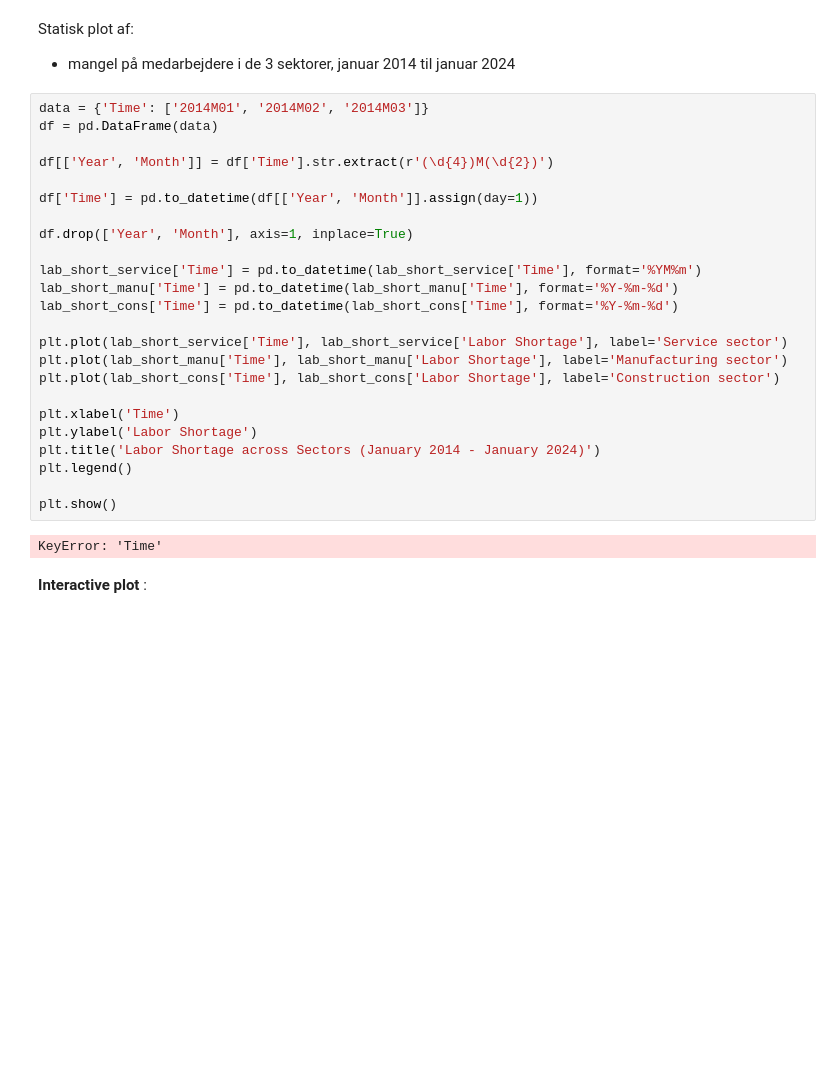
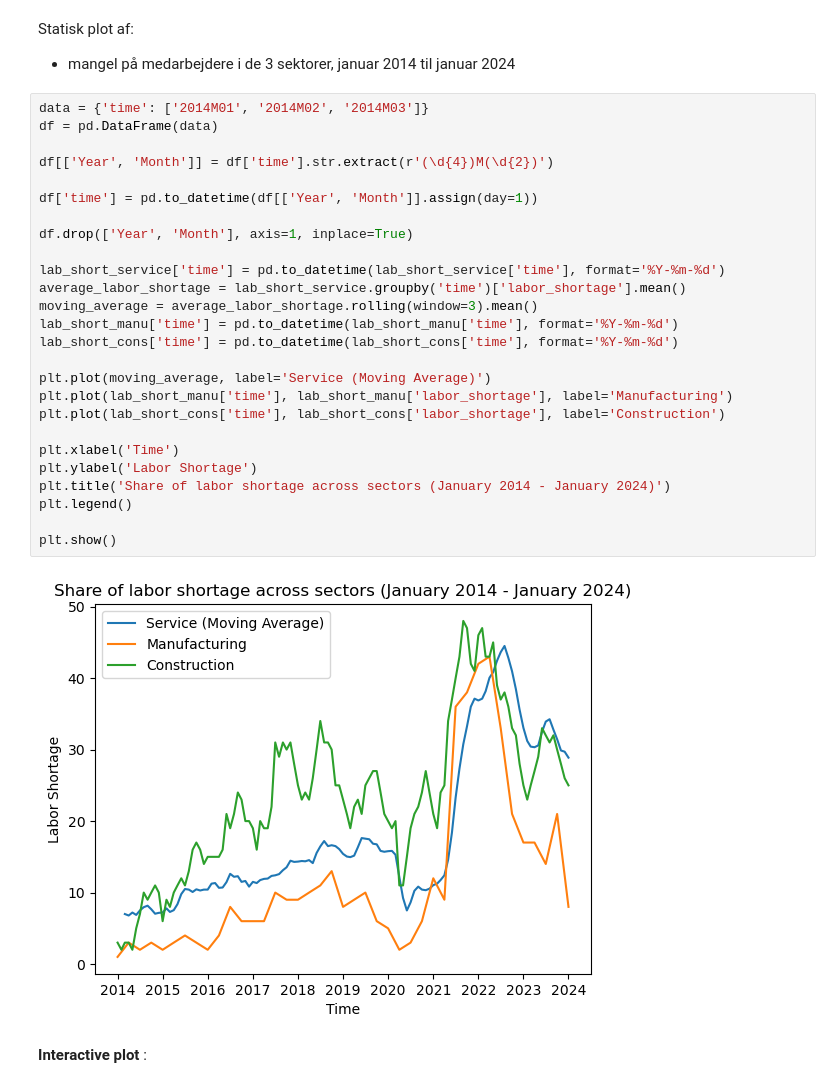
Before and after one commit to NumEconCopenhagen/Projects_2024_Emma-Anna-Oscar, a Jupyter notebook: dataproject/dataproject.ipynb, the cells around one changed output. Cells and saved outputs as stored; diff of their text form; blank space fills up the shorter version.

Commit message:
færdigt statisk plot

```diff
--- a/dataproject/dataproject.ipynb
+++ b/dataproject/dataproject.ipynb
@@ -163,31 +178,33 @@ In order to be able to **explore the raw data**, you may provide **static** and
 Statisk plot af:
 - mangel på medarbejdere i de 3 sektorer, januar 2014 til januar 2024
 # %%
-data = {'Time': ['2014M01', '2014M02', '2014M03']}
+data = {'time': ['2014M01', '2014M02', '2014M03']}
 df = pd.DataFrame(data)
 
-df[['Year', 'Month']] = df['Time'].str.extract(r'(\d{4})M(\d{2})')
+df[['Year', 'Month']] = df['time'].str.extract(r'(\d{4})M(\d{2})')
 
-df['Time'] = pd.to_datetime(df[['Year', 'Month']].assign(day=1))
+df['time'] = pd.to_datetime(df[['Year', 'Month']].assign(day=1))
 
 df.drop(['Year', 'Month'], axis=1, inplace=True)
 
-lab_short_service['Time'] = pd.to_datetime(lab_short_service['Time'], format='%YM%m')
-lab_short_manu['Time'] = pd.to_datetime(lab_short_manu['Time'], format='%Y-%m-%d')
-lab_short_cons['Time'] = pd.to_datetime(lab_short_cons['Time'], format='%Y-%m-%d')
+lab_short_service['time'] = pd.to_datetime(lab_short_service['time'], format='%Y-%m-%d')
+average_labor_shortage = lab_short_service.groupby('time')['labor_shortage'].mean()
+moving_average = average_labor_shortage.rolling(window=3).mean()
+lab_short_manu['time'] = pd.to_datetime(lab_short_manu['time'], format='%Y-%m-%d')
+lab_short_cons['time'] = pd.to_datetime(lab_short_cons['time'], format='%Y-%m-%d')
 
-plt.plot(lab_short_service['Time'], lab_short_service['Labor Shortage'], label='Service sector')
-plt.plot(lab_short_manu['Time'], lab_short_manu['Labor Shortage'], label='Manufacturing sector')
-plt.plot(lab_short_cons['Time'], lab_short_cons['Labor Shortage'], label='Construction sector')
+plt.plot(moving_average, label='Service (Moving Average)')
+plt.plot(lab_short_manu['time'], lab_short_manu['labor_shortage'], label='Manufacturing')
+plt.plot(lab_short_cons['time'], lab_short_cons['labor_shortage'], label='Construction')
 
 plt.xlabel('Time')
 plt.ylabel('Labor Shortage')
-plt.title('Labor Shortage across Sectors (January 2014 - January 2024)')
+plt.title('Share of labor shortage across sectors (January 2014 - January 2024)')
 plt.legend()
 
 plt.show()
 # %% [output]
-KeyError: 'Time'
+[figure, added]
 # %% [markdown]
 **Interactive plot** :
 # %% [markdown]
```
Also changed, not shown: parts of 2 cells of this notebook.
